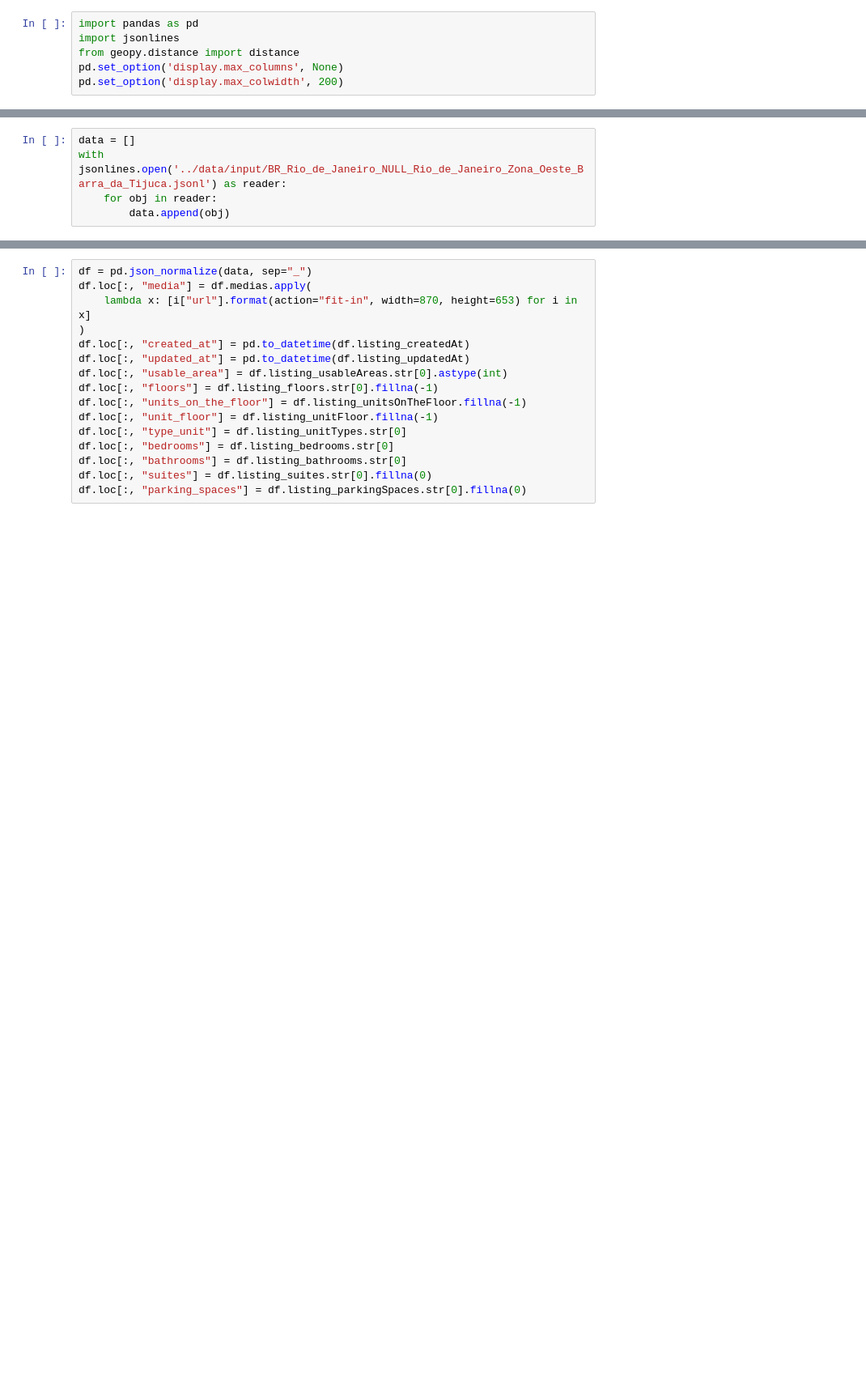
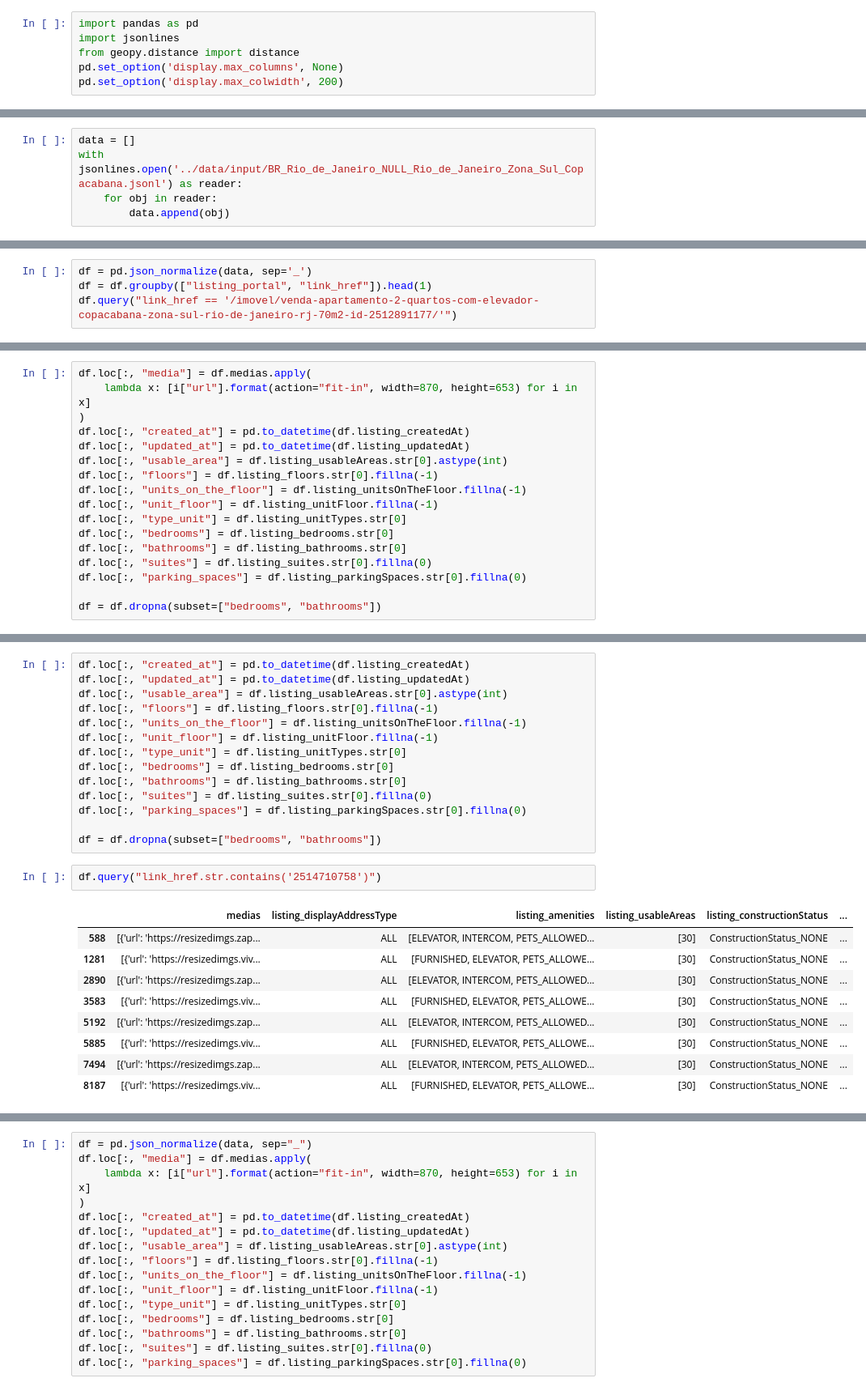
Before and after one commit to dobraga/get_listings, a Jupyter notebook: notebooks/0.Tratamentos_iniciais.ipynb, the cells around one changed output, grey strips where cells are left out. Shown: that part at 81% size. Drawn from its saved outputs; the diff is of its cells as text; blank space fills up the shorter version.

```diff
--- a/notebooks/0.Tratamentos_iniciais.ipynb
+++ b/notebooks/0.Tratamentos_iniciais.ipynb
@@ -10,5 +24,5 @@ df_metro
 # %%
 data = []
-with jsonlines.open('../data/input/BR_Rio_de_Janeiro_NULL_Rio_de_Janeiro_Zona_Oeste_Barra_da_Tijuca.jsonl') as reader:
+with jsonlines.open('../data/input/BR_Rio_de_Janeiro_NULL_Rio_de_Janeiro_Zona_Sul_Copacabana.jsonl') as reader:
     for obj in reader:
         data.append(obj)
@@ -17,0 +33,4 @@ df.sample(2)
+# %%
+df = pd.json_normalize(data, sep='_')
+df = df.groupby(["listing_portal", "link_href"]).head(1)
+df.query("link_href == '/imovel/venda-apartamento-2-quartos-com-elevador-copacabana-zona-sul-rio-de-janeiro-rj-70m2-id-2512891177/'")
@@ -17,0 +40,17 @@ df.sample(2)
+# %%
+df.loc[:, "media"] = df.medias.apply(
+    lambda x: [i["url"].format(action="fit-in", width=870, height=653) for i in x]
+)
+df.loc[:, "created_at"] = pd.to_datetime(df.listing_createdAt)
+df.loc[:, "updated_at"] = pd.to_datetime(df.listing_updatedAt)
+df.loc[:, "usable_area"] = df.listing_usableAreas.str[0].astype(int)
+df.loc[:, "floors"] = df.listing_floors.str[0].fillna(-1)
+df.loc[:, "units_on_the_floor"] = df.listing_unitsOnTheFloor.fillna(-1)
+df.loc[:, "unit_floor"] = df.listing_unitFloor.fillna(-1)
+df.loc[:, "type_unit"] = df.listing_unitTypes.str[0]
+df.loc[:, "bedrooms"] = df.listing_bedrooms.str[0]
+df.loc[:, "bathrooms"] = df.listing_bathrooms.str[0]
+df.loc[:, "suites"] = df.listing_suites.str[0].fillna(0)
+df.loc[:, "parking_spaces"] = df.listing_parkingSpaces.str[0].fillna(0)
+
+df = df.dropna(subset=["bedrooms", "bathrooms"])
@@ -17,0 +69,26 @@ df.sample(2)
+# %%
+df.loc[:, "created_at"] = pd.to_datetime(df.listing_createdAt)
+df.loc[:, "updated_at"] = pd.to_datetime(df.listing_updatedAt)
+df.loc[:, "usable_area"] = df.listing_usableAreas.str[0].astype(int)
+df.loc[:, "floors"] = df.listing_floors.str[0].fillna(-1)
+df.loc[:, "units_on_the_floor"] = df.listing_unitsOnTheFloor.fillna(-1)
+df.loc[:, "unit_floor"] = df.listing_unitFloor.fillna(-1)
+df.loc[:, "type_unit"] = df.listing_unitTypes.str[0]
+df.loc[:, "bedrooms"] = df.listing_bedrooms.str[0]
+df.loc[:, "bathrooms"] = df.listing_bathrooms.str[0]
+df.loc[:, "suites"] = df.listing_suites.str[0].fillna(0)
+df.loc[:, "parking_spaces"] = df.listing_parkingSpaces.str[0].fillna(0)
+
+df = df.dropna(subset=["bedrooms", "bathrooms"])
+# %%
+df.query("link_href.str.contains('2514710758')")
+# %% [output]
+|  | medias | listing_displayAddressType | listing_amenities | listing_usableAreas | listing_constructionStatus | ... |
+| 588 | [{'url': 'https://resizedimgs.zap... | ALL | [ELEVATOR, INTERCOM, PETS_ALLOWED... | [30] | ConstructionStatus_NONE | ... |
+| 1281 | [{'url': 'https://resizedimgs.viv... | ALL | [FURNISHED, ELEVATOR, PETS_ALLOWE... | [30] | ConstructionStatus_NONE | ... |
+| 2890 | [{'url': 'https://resizedimgs.zap... | ALL | [ELEVATOR, INTERCOM, PETS_ALLOWED... | [30] | ConstructionStatus_NONE | ... |
+| 3583 | [{'url': 'https://resizedimgs.viv... | ALL | [FURNISHED, ELEVATOR, PETS_ALLOWE... | [30] | ConstructionStatus_NONE | ... |
+| 5192 | [{'url': 'https://resizedimgs.zap... | ALL | [ELEVATOR, INTERCOM, PETS_ALLOWED... | [30] | ConstructionStatus_NONE | ... |
+| 5885 | [{'url': 'https://resizedimgs.viv... | ALL | [FURNISHED, ELEVATOR, PETS_ALLOWE... | [30] | ConstructionStatus_NONE | ... |
+| 7494 | [{'url': 'https://resizedimgs.zap... | ALL | [ELEVATOR, INTERCOM, PETS_ALLOWED... | [30] | ConstructionStatus_NONE | ... |
+| 8187 | [{'url': 'https://resizedimgs.viv... | ALL | [FURNISHED, ELEVATOR, PETS_ALLOWE... | [30] | ConstructionStatus_NONE | ... |
```
Also changed, not shown: parts of 7 cells of this notebook, 35 other files.
